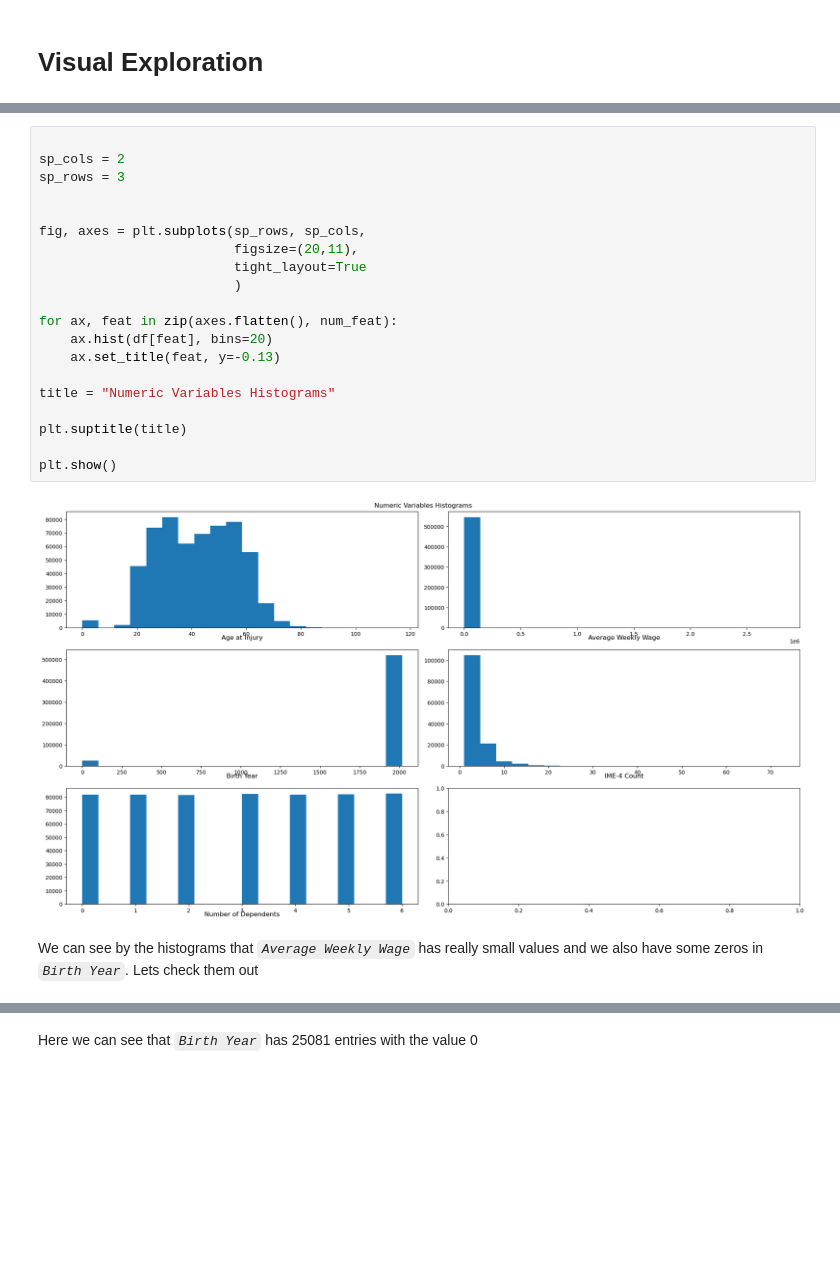
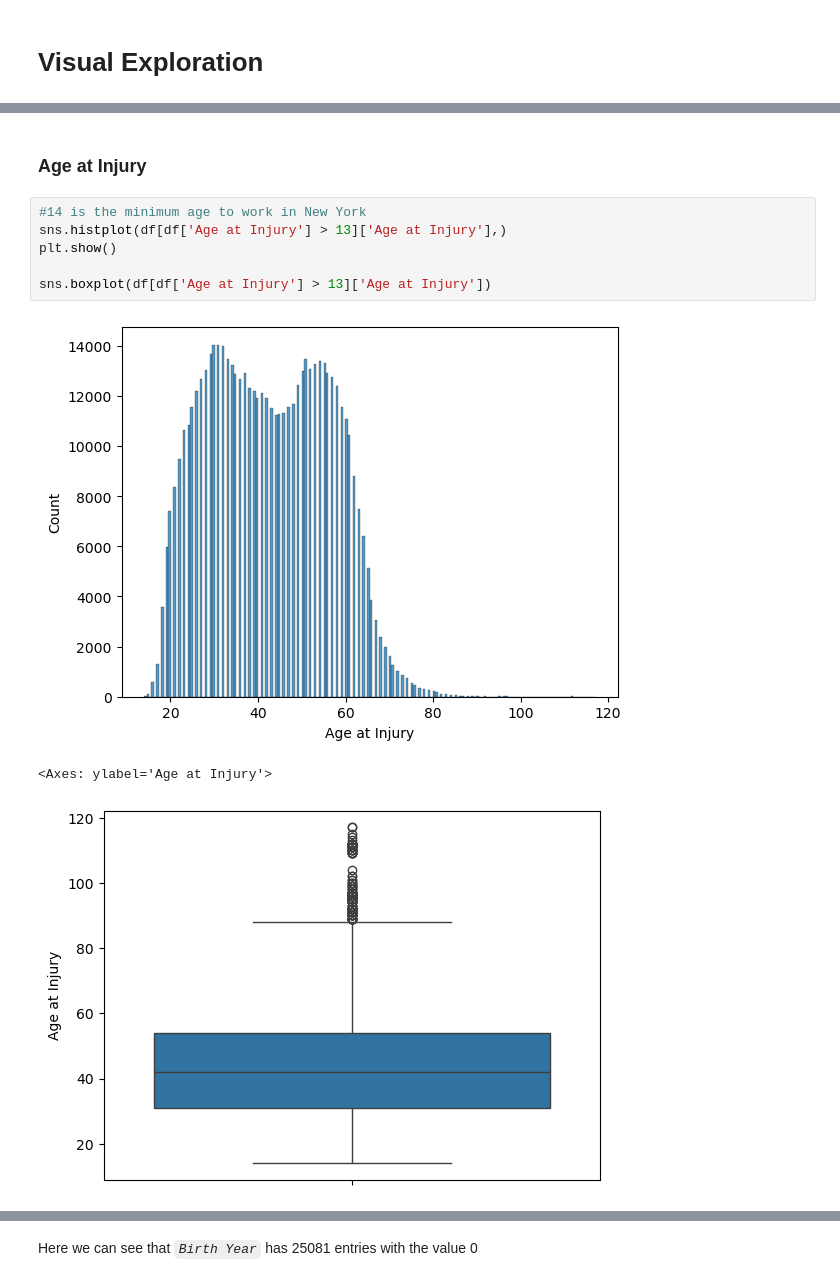
Before and after one commit to tmnstraub/ML_Group36, a Jupyter notebook: src/Group36.ipynb, the cells around one changed output, grey strips where cells are left out. Cells and saved outputs as stored; diff of their text form; blank space fills up the shorter version.

Commit message:
finish numerical and start categorical

```diff
--- a/src/Group36.ipynb
+++ b/src/Group36.ipynb
@@ -152,24 +156,12 @@ num_feat
-# %%
-
-sp_cols = 2
-sp_rows = 3
-
-
-fig, axes = plt.subplots(sp_rows, sp_cols,
-                         figsize=(20,11),
-                         tight_layout=True
-                         )
-
-for ax, feat in zip(axes.flatten(), num_feat):
-    ax.hist(df[feat], bins=20)
-    ax.set_title(feat, y=-0.13)
-
-title = "Numeric Variables Histograms"
-
-plt.suptitle(title)
-
-plt.show()
-# %% [output]
-[figure, removed]
-# %% [markdown]
-We can see by the histograms that _`Average Weekly Wage`_ has really small values and we also have some zeros in _`Birth Year`_. Lets check them out
+# %% [markdown]
+### Age at Injury
+# %%
+#14 is the minimum age to work in New York
+sns.histplot(df[df['Age at Injury'] > 13]['Age at Injury'],)
+plt.show()
+
+sns.boxplot(df[df['Age at Injury'] > 13]['Age at Injury'])
+# %% [output]
+[figure, added]
+<Axes: ylabel='Age at Injury'>
+[figure, added]
```
Also changed, not shown: parts of 18 cells of this notebook.
